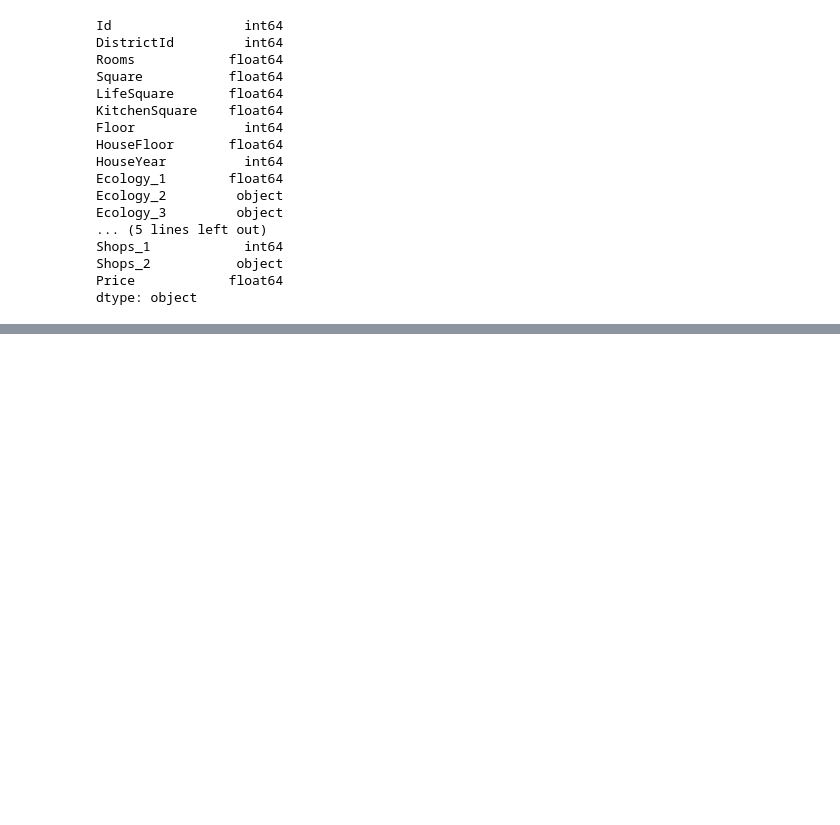
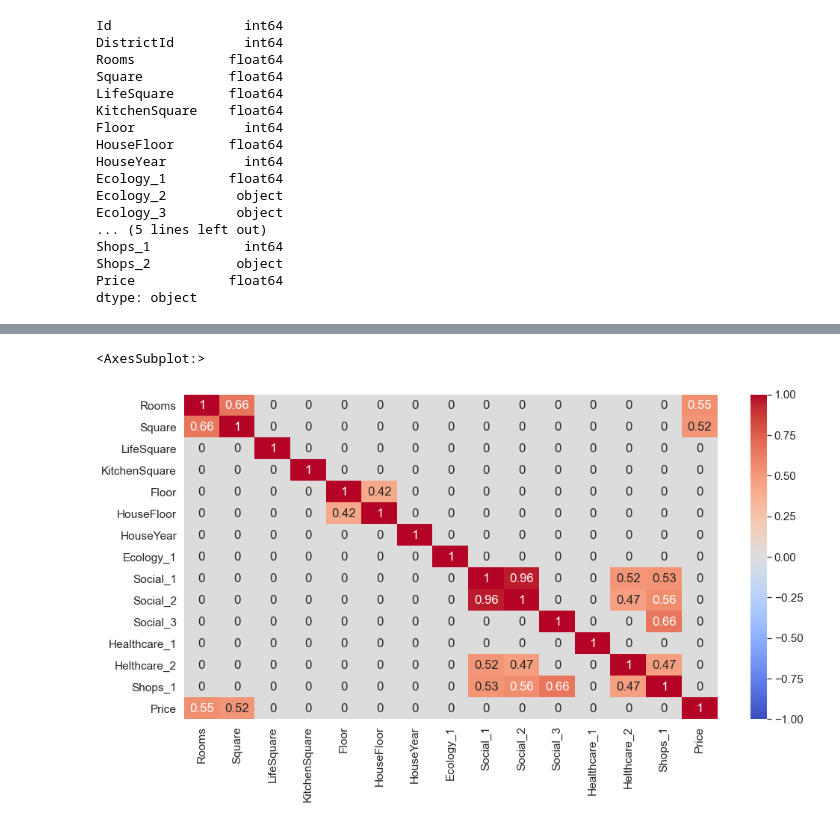
Before and after one commit to AlexeiMoroz/Data-Science-Python-Lybraries, a Jupyter notebook: Cource_project/Cource_project.ipynb, the cells around one changed output, grey strips where cells are left out. Drawn from its saved outputs; the diff is of its cells as text; code cells hidden in the pictures; blank space fills up the shorter version.

```diff
--- a/Cource_project/Cource_project.ipynb
+++ b/Cource_project/Cource_project.ipynb
@@ -343,0 +190,11 @@ zero_rooms
+# %%
+plt.figure(figsize = (16, 8))
+sns.set(font_scale=1.4)
+corr_matrix = train_df.corr()
+corr_matrix = np.round(corr_matrix, 2)
+corr_matrix[np.abs(corr_matrix) < 0.3] = 0
+
+sns.heatmap(corr_matrix, annot = True, vmin=-1, vmax=1, center= 0, cmap= 'coolwarm')
+# %% [output]
+<AxesSubplot:>
+[figure, added]
```
Also changed, not shown: parts of 93 cells of this notebook.
